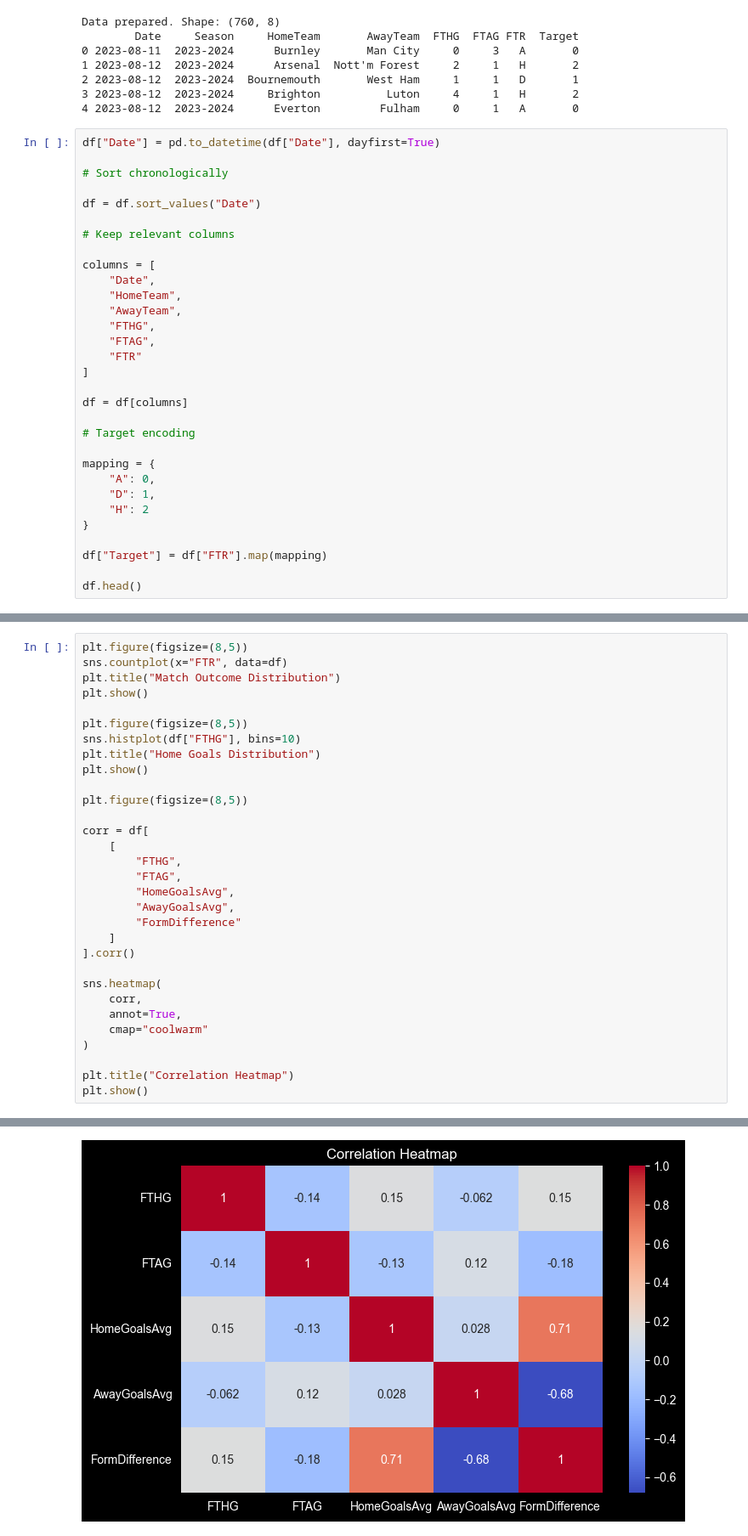
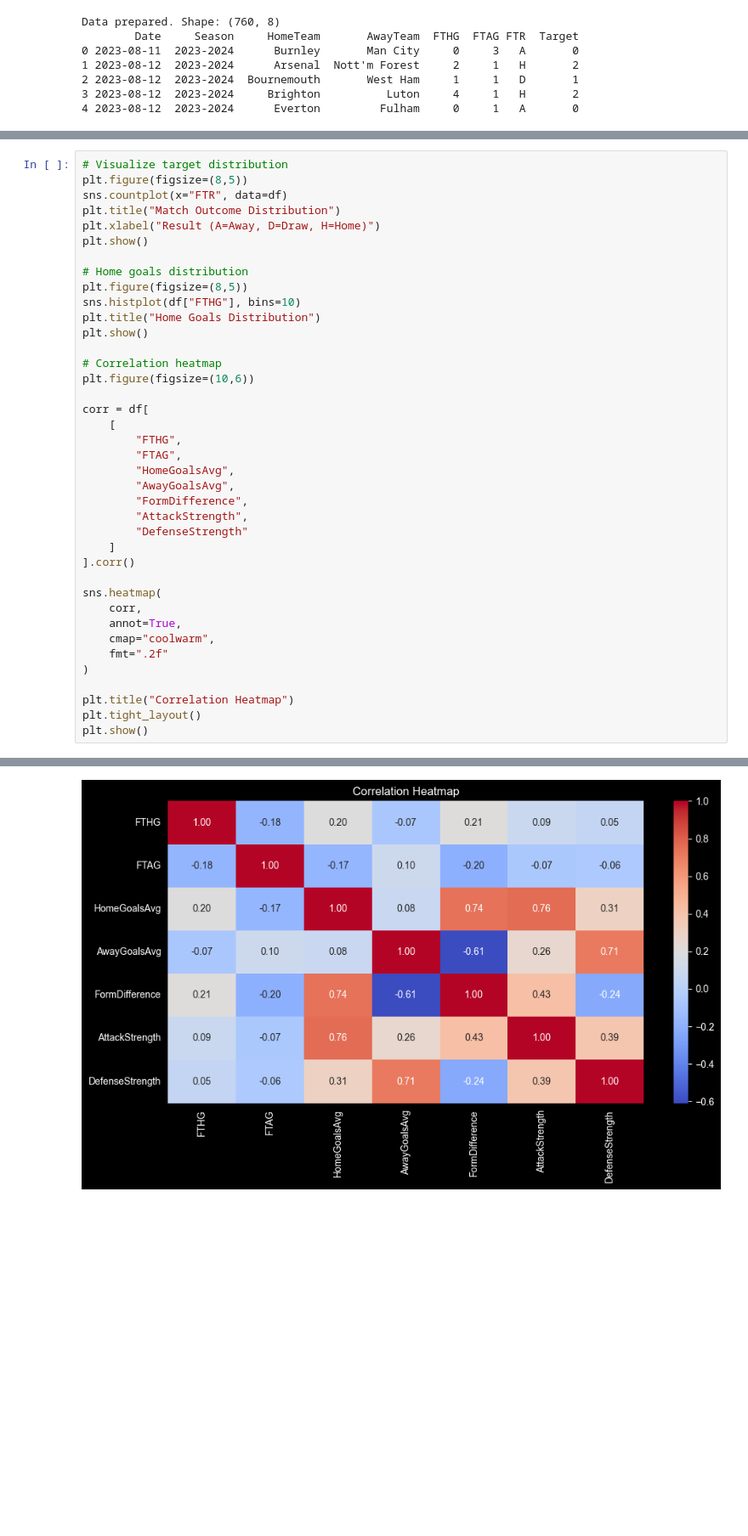
Before and after one commit to Emiliyan88/Football_match_analysis_and_result_prediction, a Jupyter notebook: football_match_and_result_prediction.ipynb, the cells around one changed output, grey strips where cells are left out. Shown at 85% size. Saved outputs shown, nothing was run; the diff lists cells and outputs as text; blank space fills up the shorter version.

Commit message:
Update code visualize, season statistics

```diff
--- a/football_match_and_result_prediction.ipynb
+++ b/football_match_and_result_prediction.ipynb
@@ -215,34 +219,3 @@ Data prepared. Shape: (760, 8)
 2 2023-08-12  2023-2024  Bournemouth       West Ham     1     1   D       1
 3 2023-08-12  2023-2024     Brighton          Luton     4     1   H       2
 4 2023-08-12  2023-2024      Everton         Fulham     0     1   A       0
-# %%
-df["Date"] = pd.to_datetime(df["Date"], dayfirst=True)
-
-# Sort chronologically
-
-df = df.sort_values("Date")
-
-# Keep relevant columns
-
-columns = [
-    "Date",
-    "HomeTeam",
-    "AwayTeam",
-    "FTHG",
-    "FTAG",
-    "FTR"
-]
-
-df = df[columns]
-
-# Target encoding
-
-mapping = {
-    "A": 0,
-    "D": 1,
-    "H": 2
-}
-
-df["Target"] = df["FTR"].map(mapping)
-
-df.head()
@@ -303,15 +305,19 @@ df.head()
 # %%
+# Visualize target distribution
 plt.figure(figsize=(8,5))
 sns.countplot(x="FTR", data=df)
 plt.title("Match Outcome Distribution")
+plt.xlabel("Result (A=Away, D=Draw, H=Home)")
 plt.show()
 
+# Home goals distribution
 plt.figure(figsize=(8,5))
 sns.histplot(df["FTHG"], bins=10)
 plt.title("Home Goals Distribution")
 plt.show()
 
-plt.figure(figsize=(8,5))
+# Correlation heatmap
+plt.figure(figsize=(10,6))
 
 corr = df[
     [
@@ -319,16 +325,20 @@ corr = df[
         "FTAG",
         "HomeGoalsAvg",
         "AwayGoalsAvg",
-        "FormDifference"
+        "FormDifference",
+        "AttackStrength",
+        "DefenseStrength"
     ]
 ].corr()
 
 sns.heatmap(
     corr,
     annot=True,
-    cmap="coolwarm"
+    cmap="coolwarm",
+    fmt=".2f"
 )
 
 plt.title("Correlation Heatmap")
+plt.tight_layout()
 plt.show()
 # %% [output]
@@ -337,2 +347,2 @@ plt.show()
-[figure, old version]
+[figure, new version]
 # %%
```
Also changed, not shown: parts of 13 cells of this notebook.
